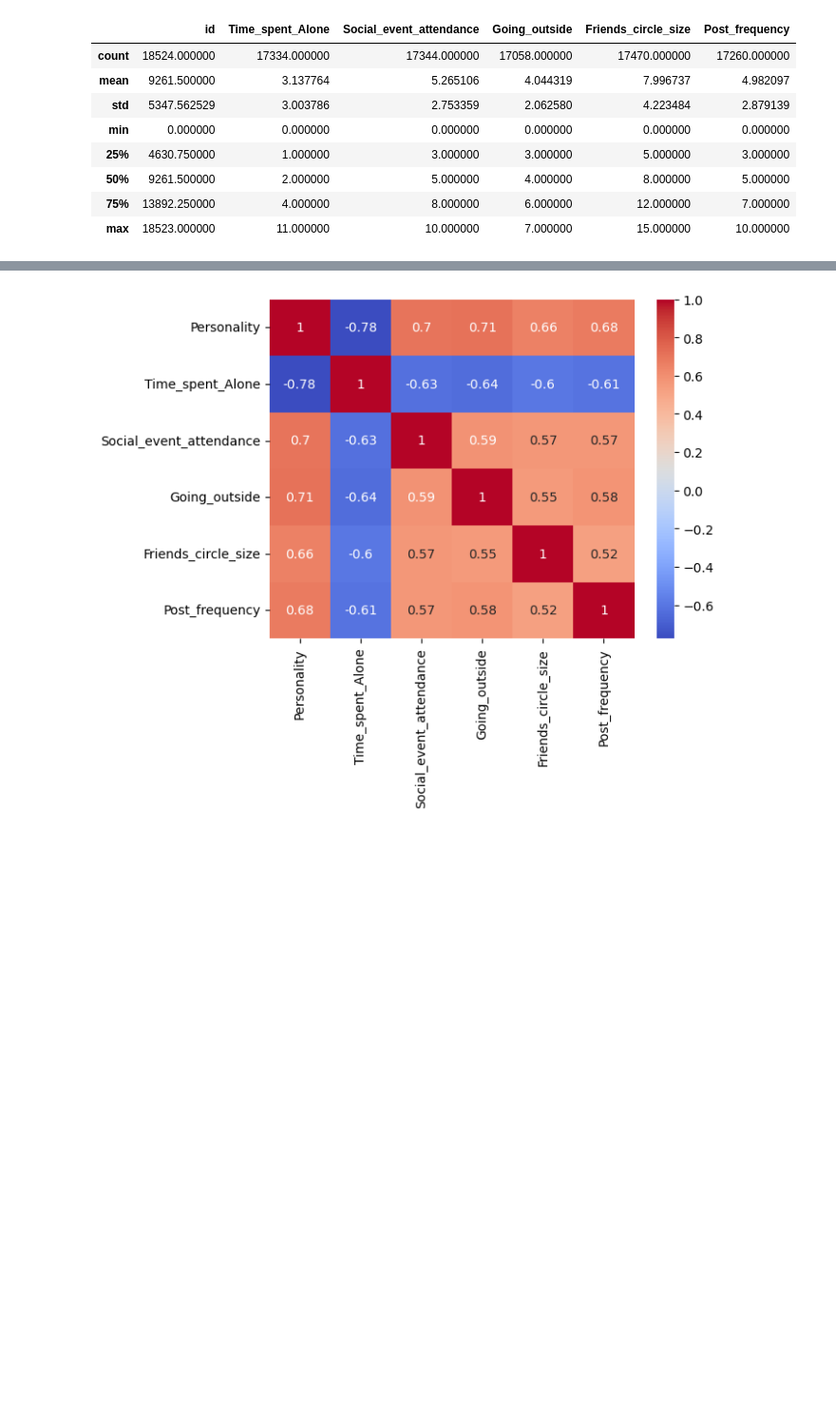
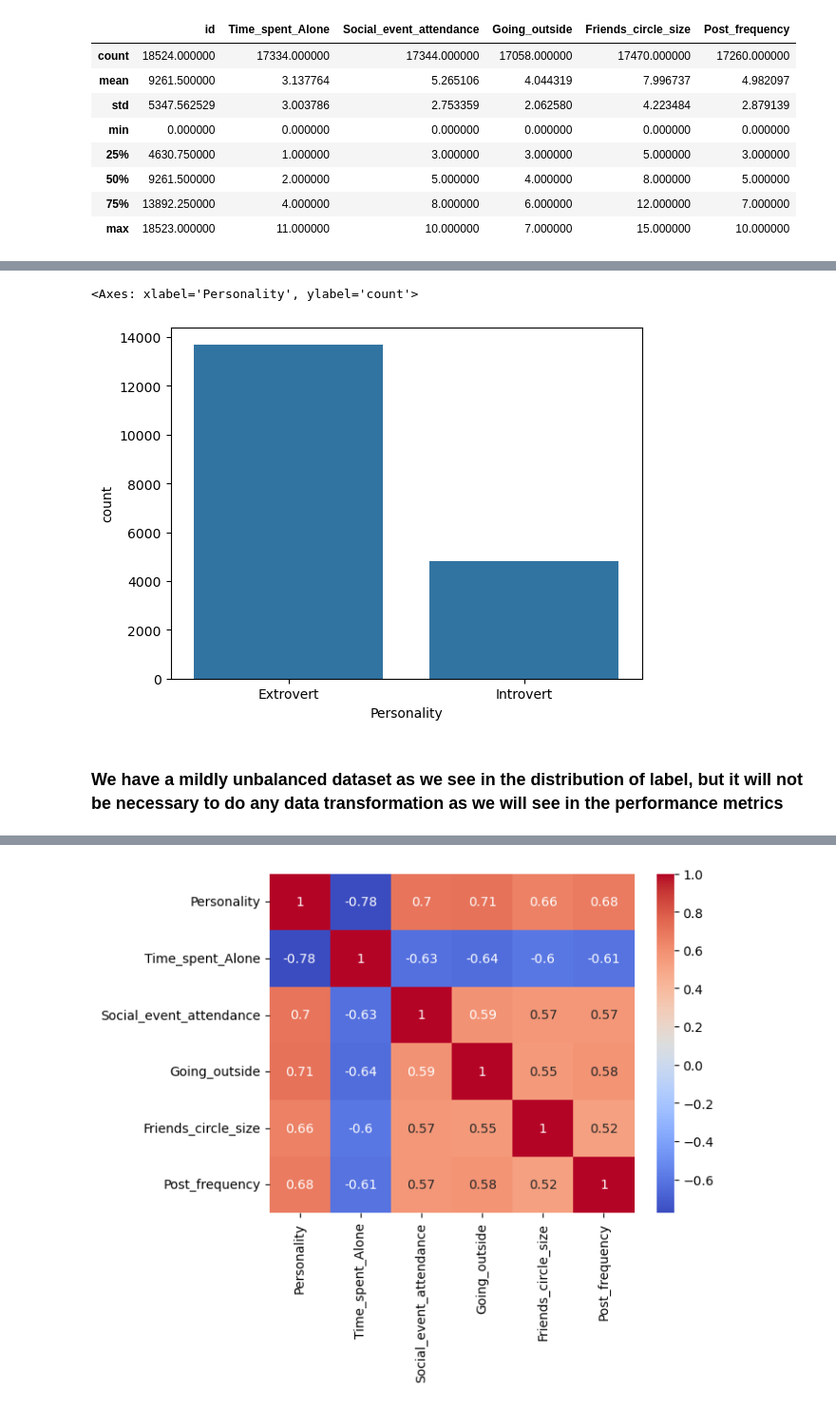
Before and after one commit to AlexMihailEngineer/ml_competitions, a Jupyter notebook: kaggle/playground_introverts_extroverts/predict_introverts_extroverts.ipynb, the cells around one changed output, grey strips where cells are left out. Shown at 95% size. Drawn from its saved outputs; the diff is of its cells as text; code cells hidden in the pictures; blank space fills up the shorter version.

```diff
--- a/kaggle/playground_introverts_extroverts/predict_introverts_extroverts.ipynb
+++ b/kaggle/playground_introverts_extroverts/predict_introverts_extroverts.ipynb
@@ -156 +181,8 @@ dtype: object
+# %%
+sns.countplot(data=train, x='Personality')
+# %% [output]
+<Axes: xlabel='Personality', ylabel='count'>
+[figure, added]
+# %% [markdown]
+### We have a mildly unbalanced dataset as we see in the distribution of label, but it will not be necessary to do any data transformation as we will see in the performance metrics
 # %%
```
Also changed, not shown: parts of 129 cells of this notebook.
